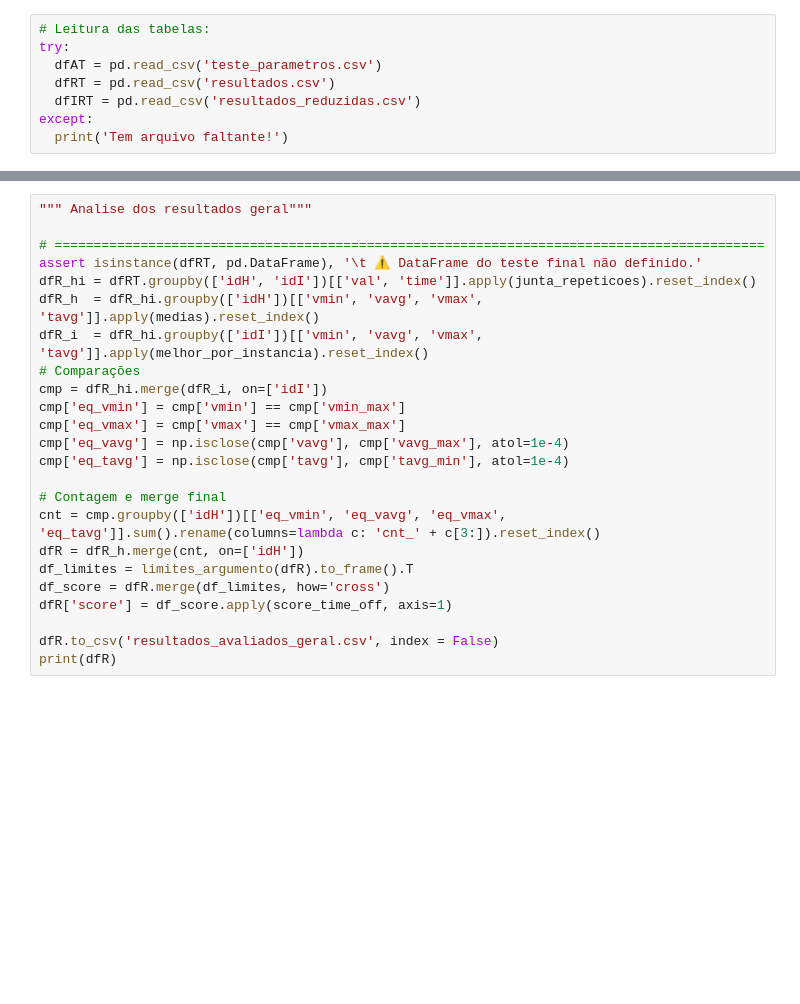
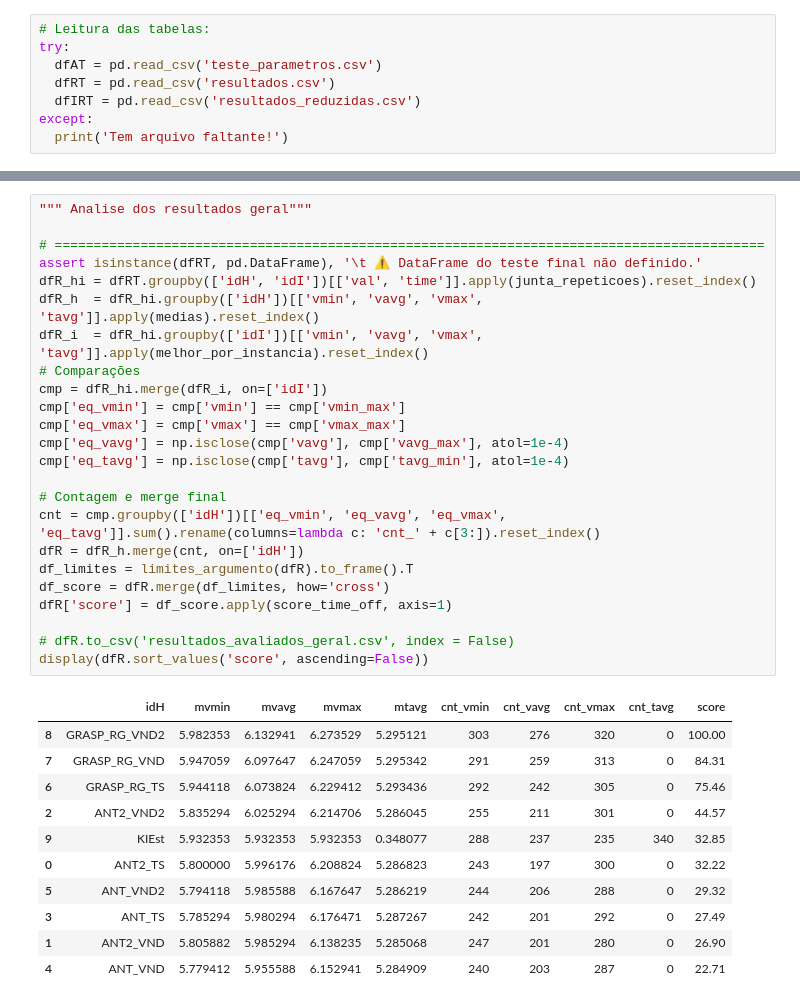
Before and after one commit to dariocostta/Monografia-KMIS, a Jupyter notebook: KMIS/Analises_Resultados_KMIS.ipynb, the cells around one changed output, grey strips where cells are left out. Drawn from its saved outputs; the diff is of its cells as text; blank space fills up the shorter version.

Commit message:
Analise Resultados atualizada

```diff
--- a/KMIS/Analises_Resultados_KMIS.ipynb
+++ b/KMIS/Analises_Resultados_KMIS.ipynb
@@ -58,27 +178,39 @@ except:
 # %%
 """ Analise dos resultados geral"""
 
 # ===========================================================================================
 assert isinstance(dfRT, pd.DataFrame), '\t ⚠️ DataFrame do teste final não definido.'
 dfR_hi = dfRT.groupby(['idH', 'idI'])[['val', 'time']].apply(junta_repeticoes).reset_index()
 dfR_h  = dfR_hi.groupby(['idH'])[['vmin', 'vavg', 'vmax', 'tavg']].apply(medias).reset_index()
 dfR_i  = dfR_hi.groupby(['idI'])[['vmin', 'vavg', 'vmax', 'tavg']].apply(melhor_por_instancia).reset_index()
 # Comparações
 cmp = dfR_hi.merge(dfR_i, on=['idI'])
 cmp['eq_vmin'] = cmp['vmin'] == cmp['vmin_max']
 cmp['eq_vmax'] = cmp['vmax'] == cmp['vmax_max']
 cmp['eq_vavg'] = np.isclose(cmp['vavg'], cmp['vavg_max'], atol=1e-4)
 cmp['eq_tavg'] = np.isclose(cmp['tavg'], cmp['tavg_min'], atol=1e-4)
 
 # Contagem e merge final
 cnt = cmp.groupby(['idH'])[['eq_vmin', 'eq_vavg', 'eq_vmax', 'eq_tavg']].sum().rename(columns=lambda c: 'cnt_' + c[3:]).reset_index()
 dfR = dfR_h.merge(cnt, on=['idH'])
 df_limites = limites_argumento(dfR).to_frame().T
 df_score = dfR.merge(df_limites, how='cross')
 dfR['score'] = df_score.apply(score_time_off, axis=1)
 
-dfR.to_csv('resultados_avaliados_geral.csv', index = False)
-print(dfR)
+# dfR.to_csv('resultados_avaliados_geral.csv', index = False)
+display(dfR.sort_values('score', ascending=False))
+# %% [output]
+|  | idH | mvmin | mvavg | mvmax | mtavg | cnt_vmin | cnt_vavg | cnt_vmax | cnt_tavg | score |
+| 8 | GRASP_RG_VND2 | 5.982353 | 6.132941 | 6.273529 | 5.295121 | 303 | 276 | 320 | 0 | 100.00 |
+| 7 | GRASP_RG_VND | 5.947059 | 6.097647 | 6.247059 | 5.295342 | 291 | 259 | 313 | 0 | 84.31 |
+| 6 | GRASP_RG_TS | 5.944118 | 6.073824 | 6.229412 | 5.293436 | 292 | 242 | 305 | 0 | 75.46 |
+| 2 | ANT2_VND2 | 5.835294 | 6.025294 | 6.214706 | 5.286045 | 255 | 211 | 301 | 0 | 44.57 |
+| 9 | KIEst | 5.932353 | 5.932353 | 5.932353 | 0.348077 | 288 | 237 | 235 | 340 | 32.85 |
+| 0 | ANT2_TS | 5.800000 | 5.996176 | 6.208824 | 5.286823 | 243 | 197 | 300 | 0 | 32.22 |
+| 5 | ANT_VND2 | 5.794118 | 5.985588 | 6.167647 | 5.286219 | 244 | 206 | 288 | 0 | 29.32 |
+| 3 | ANT_TS | 5.785294 | 5.980294 | 6.176471 | 5.287267 | 242 | 201 | 292 | 0 | 27.49 |
+| 1 | ANT2_VND | 5.805882 | 5.985294 | 6.138235 | 5.285068 | 247 | 201 | 280 | 0 | 26.90 |
+| 4 | ANT_VND | 5.779412 | 5.955588 | 6.152941 | 5.284909 | 240 | 203 | 287 | 0 | 22.71 |
 # %%
 """ Analise dos resultados por classe"""
 # ===========================================================================================
```
Also changed, not shown: parts of 3 cells of this notebook.
